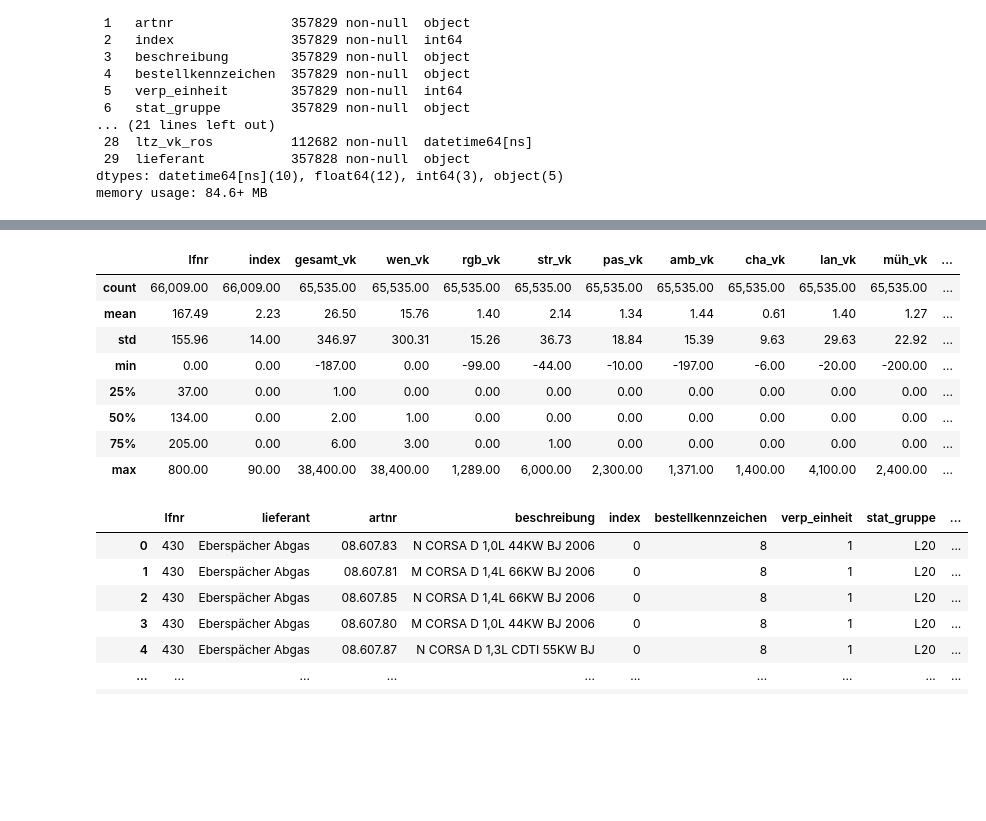
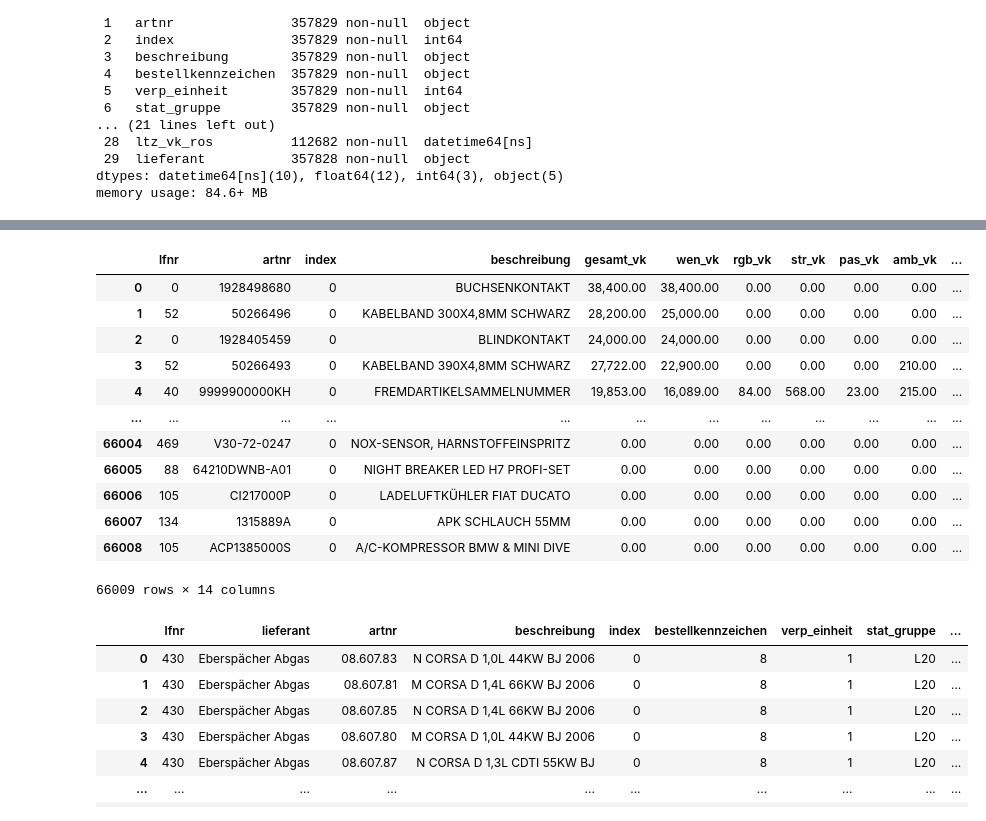
Before and after one commit to capstone-kueblbeck/capstone-kueblbeck, a Jupyter notebook: coding/data_cleaning.ipynb, the cells around one changed output, grey strips where cells are left out. Saved outputs shown, nothing was run; the diff lists cells and outputs as text; code cells hidden in the pictures; blank space fills up the shorter version.

```diff
--- a/coding/data_cleaning.ipynb
+++ b/coding/data_cleaning.ipynb
@@ -335,3 +320,6 @@ df_master.describe()
 | 50% | 110.00 | 0.00 | 1.00 | 26.30 | 0.00 | 0.00 | 0.00 | 0.00 | ... |
 | 75% | 182.00 | 0.00 | 1.00 | 64.09 | 0.00 | 0.00 | 0.00 | 0.00 | ... |
 | max | 990.00 | 400.00 | 5,000.00 | 14,214.00 | 52,098.03 | 15,835.00 | 14,741.00 | 1,900.00 | ... |
+# %%
+df_verkaeufe = df_verkaeufe.fillna(0)
+df_verkaeufe.describe()
@@ -338,15 +336,19 @@ df_master.describe()
 # %%
-df_verkaeufe.describe()
+df_verkaeufe
 # %% [output]
-|  | lfnr | index | gesamt_vk | wen_vk | rgb_vk | str_vk | pas_vk | amb_vk | cha_vk | lan_vk | müh_vk | ... |
-| count | 66,009.00 | 66,009.00 | 65,535.00 | 65,535.00 | 65,535.00 | 65,535.00 | 65,535.00 | 65,535.00 | 65,535.00 | 65,535.00 | 65,535.00 | ... |
-| mean | 167.49 | 2.23 | 26.50 | 15.76 | 1.40 | 2.14 | 1.34 | 1.44 | 0.61 | 1.40 | 1.27 | ... |
-| std | 155.96 | 14.00 | 346.97 | 300.31 | 15.26 | 36.73 | 18.84 | 15.39 | 9.63 | 29.63 | 22.92 | ... |
-| min | 0.00 | 0.00 | -187.00 | 0.00 | -99.00 | -44.00 | -10.00 | -197.00 | -6.00 | -20.00 | -200.00 | ... |
-| 25% | 37.00 | 0.00 | 1.00 | 0.00 | 0.00 | 0.00 | 0.00 | 0.00 | 0.00 | 0.00 | 0.00 | ... |
-| 50% | 134.00 | 0.00 | 2.00 | 1.00 | 0.00 | 0.00 | 0.00 | 0.00 | 0.00 | 0.00 | 0.00 | ... |
-| 75% | 205.00 | 0.00 | 6.00 | 3.00 | 0.00 | 1.00 | 0.00 | 0.00 | 0.00 | 0.00 | 0.00 | ... |
-| max | 800.00 | 90.00 | 38,400.00 | 38,400.00 | 1,289.00 | 6,000.00 | 2,300.00 | 1,371.00 | 1,400.00 | 4,100.00 | 2,400.00 | ... |
+|  | lfnr | artnr | index | beschreibung | gesamt_vk | wen_vk | rgb_vk | str_vk | pas_vk | amb_vk | ... |
+| 0 | 0 | 1928498680 | 0 | BUCHSENKONTAKT | 38,400.00 | 38,400.00 | 0.00 | 0.00 | 0.00 | 0.00 | ... |
+| 1 | 52 | 50266496 | 0 | KABELBAND 300X4,8MM SCHWARZ | 28,200.00 | 25,000.00 | 0.00 | 0.00 | 0.00 | 0.00 | ... |
+| 2 | 0 | 1928405459 | 0 | BLINDKONTAKT | 24,000.00 | 24,000.00 | 0.00 | 0.00 | 0.00 | 0.00 | ... |
+| 3 | 52 | 50266493 | 0 | KABELBAND 390X4,8MM SCHWARZ | 27,722.00 | 22,900.00 | 0.00 | 0.00 | 0.00 | 210.00 | ... |
+| 4 | 40 | 9999900000KH | 0 | FREMDARTIKELSAMMELNUMMER | 19,853.00 | 16,089.00 | 84.00 | 568.00 | 23.00 | 215.00 | ... |
+| ... | ... | ... | ... | ... | ... | ... | ... | ... | ... | ... | ... |
+| 66004 | 469 | V30-72-0247 | 0 | NOX-SENSOR, HARNSTOFFEINSPRITZ | 0.00 | 0.00 | 0.00 | 0.00 | 0.00 | 0.00 | ... |
+| 66005 | 88 | 64210DWNB-A01 | 0 | NIGHT BREAKER LED H7 PROFI-SET | 0.00 | 0.00 | 0.00 | 0.00 | 0.00 | 0.00 | ... |
+| 66006 | 105 | CI217000P | 0 | LADELUFTKÜHLER FIAT DUCATO | 0.00 | 0.00 | 0.00 | 0.00 | 0.00 | 0.00 | ... |
+| 66007 | 134 | 1315889A | 0 | APK SCHLAUCH 55MM | 0.00 | 0.00 | 0.00 | 0.00 | 0.00 | 0.00 | ... |
+| 66008 | 105 | ACP1385000S | 0 | A/C-KOMPRESSOR BMW & MINI DIVE | 0.00 | 0.00 | 0.00 | 0.00 | 0.00 | 0.00 | ... |
+66009 rows × 14 columns
 # %%
 # Adjusting column positions
 
```
Also changed, not shown: parts of 11 cells of this notebook, 2 other files.
